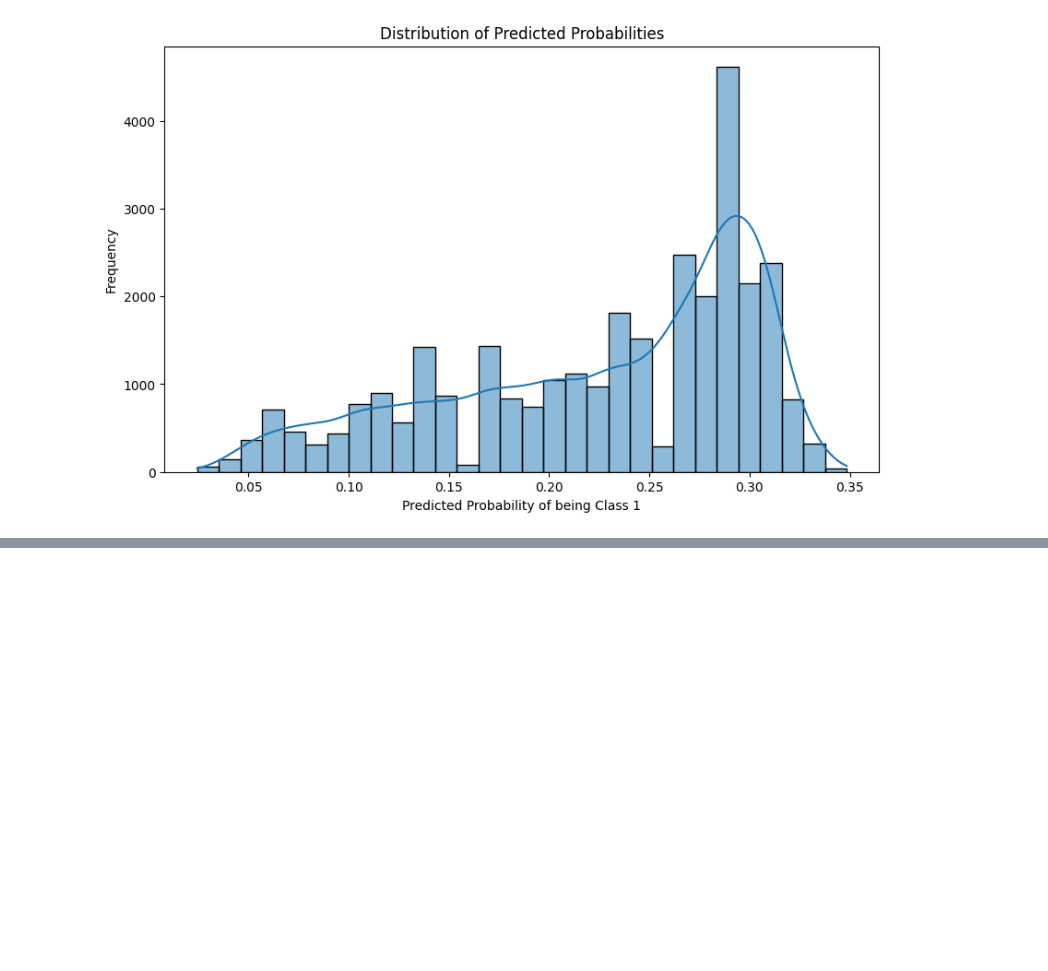
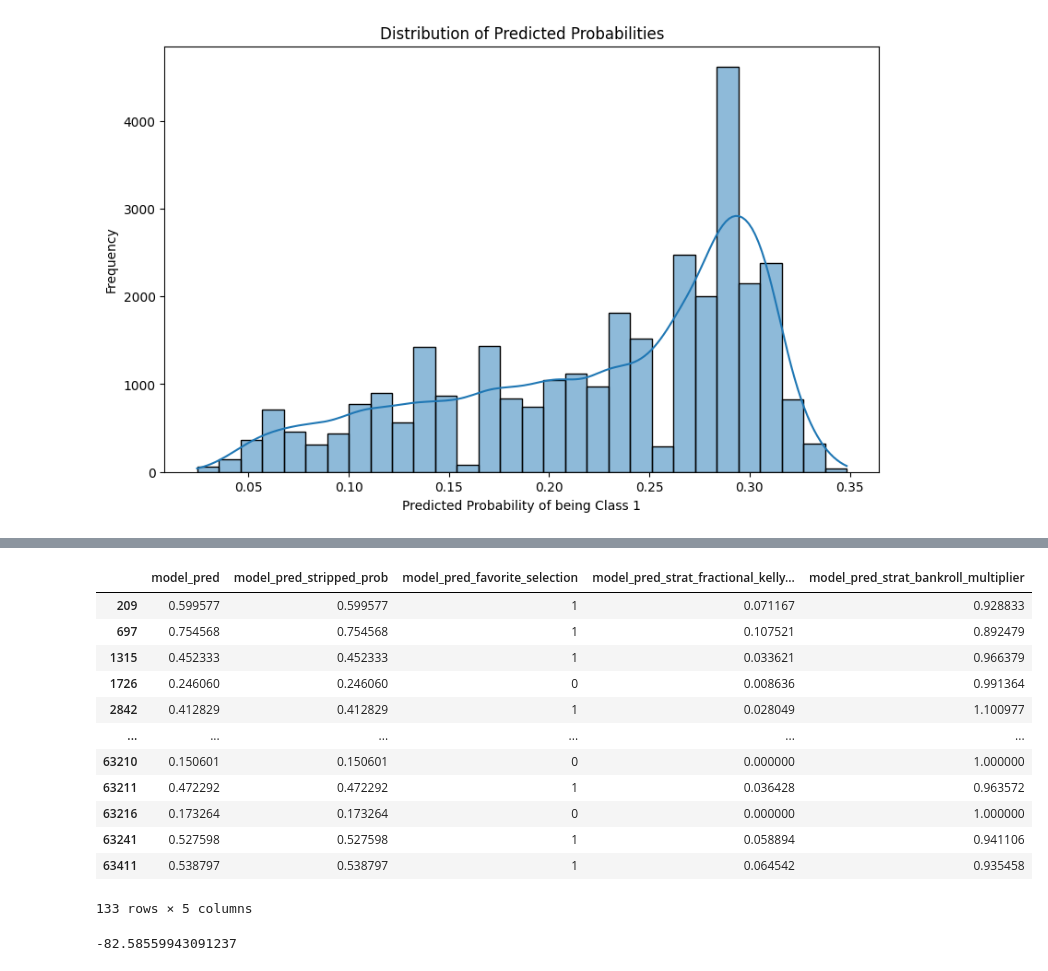
Before and after one commit to dave-mannion/football, a Jupyter notebook: odds_analysis.ipynb, the cells around one changed output, grey strips where cells are left out. Drawn from its saved outputs; the diff is of its cells as text; code cells hidden in the pictures; blank space fills up the shorter version.

```diff
--- a/odds_analysis.ipynb
+++ b/odds_analysis.ipynb
@@ -408,0 +413,3 @@ np.cumprod(one_game_per_day_since_2024['bankroll_multiplier']).iloc[-1]
+# %%
+model_preds = pd.read_csv('data/testing/model_preds.csv')
+model_preds['match_date']=pd.to_datetime(model_preds['match_datetime']).dt.date
@@ -408,0 +434,55 @@ np.cumprod(one_game_per_day_since_2024['bankroll_multiplier']).iloc[-1]
+# %%
+def get_fuzz_score(row):
+
+    home_team_a = row['home_team']
+    home_team_b = row['HomeTeam']
+
+    if pd.isna(home_team_a):
+        return np.nan
+
+    home_fuzz_score = fuzz.token_set_ratio(home_team_a, home_team_b)
+
+    return home_fuzz_score
+# %%
+initial_joined = pd.merge(model_preds,football_data_odds,how='left',left_on='match_date',right_on='Date_formatted')
+
+initial_joined['fuzz_score']=initial_joined.apply(get_fuzz_score,axis=1)
+initial_joined.sort_values('fuzz_score',ascending=False)
+initial_joined.drop_duplicates(subset=['home_team','match_date'],inplace=True)
+initial_joined=initial_joined[initial_joined['fuzz_score']>70]
+initial_joined['model_pred_stripped_prob']=initial_joined['model_pred']
+
+initial_joined['model_pred_favorite_selection']=np.where(initial_joined['model_pred']>0.3,1,0)
+# %%
+initial_joined = calculate_betting_multipliers(
+    df=initial_joined,
+    model_probs_column_name='model_pred_stripped_prob',
+    selection_column_name='model_pred_favorite_selection',
+    odds_book_name='B365',
+    result_column_name='result'
+)
+# %%
+initial_joined.filter(regex='model_pred')
+# %% [output]
+|  | model_pred | model_pred_stripped_prob | model_pred_favorite_selection | model_pred_strat_fractional_kelly... | model_pred_strat_bankroll_multiplier |
+| 209 | 0.599577 | 0.599577 | 1 | 0.071167 | 0.928833 |
+| 697 | 0.754568 | 0.754568 | 1 | 0.107521 | 0.892479 |
+| 1315 | 0.452333 | 0.452333 | 1 | 0.033621 | 0.966379 |
+| 1726 | 0.246060 | 0.246060 | 0 | 0.008636 | 0.991364 |
+| 2842 | 0.412829 | 0.412829 | 1 | 0.028049 | 1.100977 |
+| ... | ... | ... | ... | ... | ... |
+| 63210 | 0.150601 | 0.150601 | 0 | 0.000000 | 1.000000 |
+| 63211 | 0.472292 | 0.472292 | 1 | 0.036428 | 0.963572 |
+| 63216 | 0.173264 | 0.173264 | 0 | 0.000000 | 1.000000 |
+| 63241 | 0.527598 | 0.527598 | 1 | 0.058894 | 0.941106 |
+| 63411 | 0.538797 | 0.538797 | 1 | 0.064542 | 0.935458 |
+133 rows × 5 columns
+# %%
+get_roi(
+    initial_joined,
+    strat_bankroll_multiplier='model_pred_strat_bankroll_multiplier',
+    one_game_per_day=True,
+    date_filter='2024-08-01'
+    )
+# %% [output]
+-82.58559943091237
```
Also changed, not shown: parts of 10 cells of this notebook.
